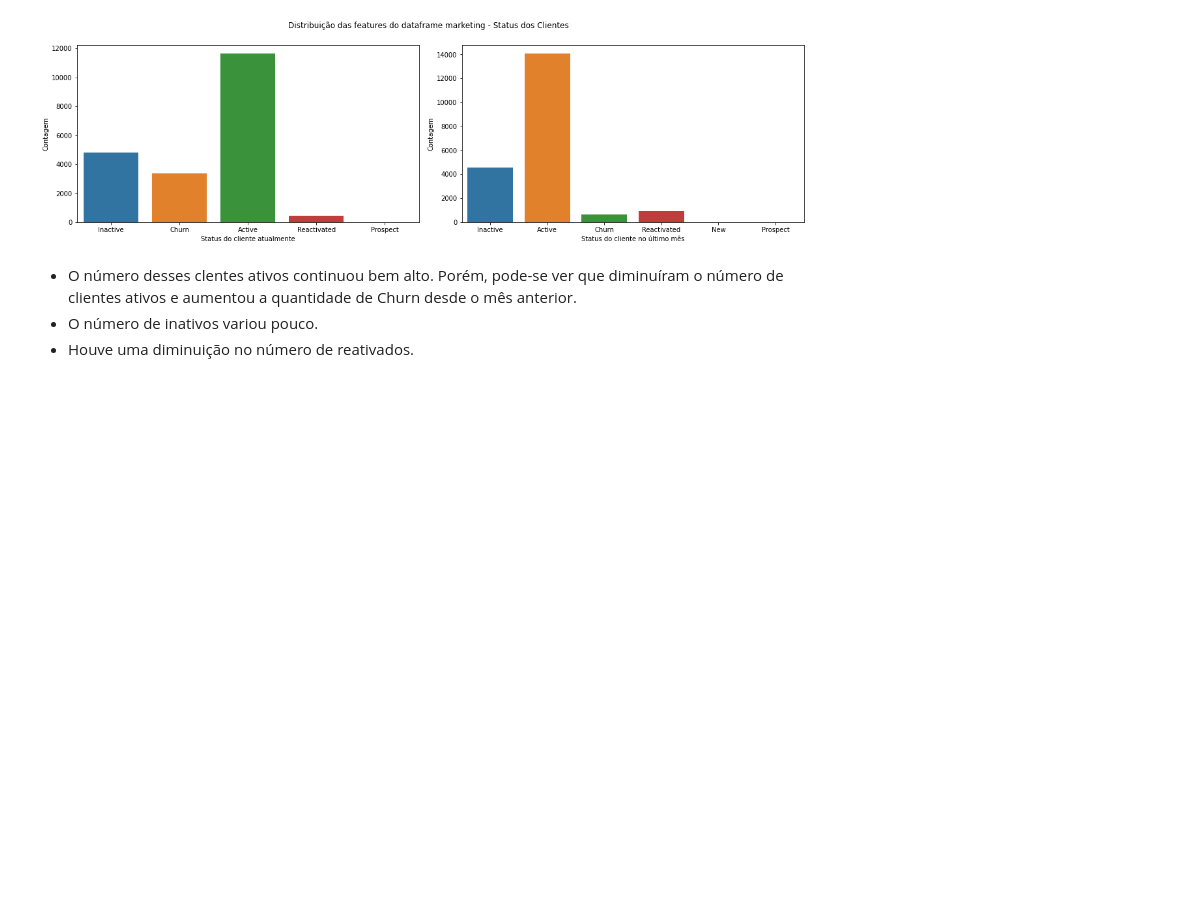
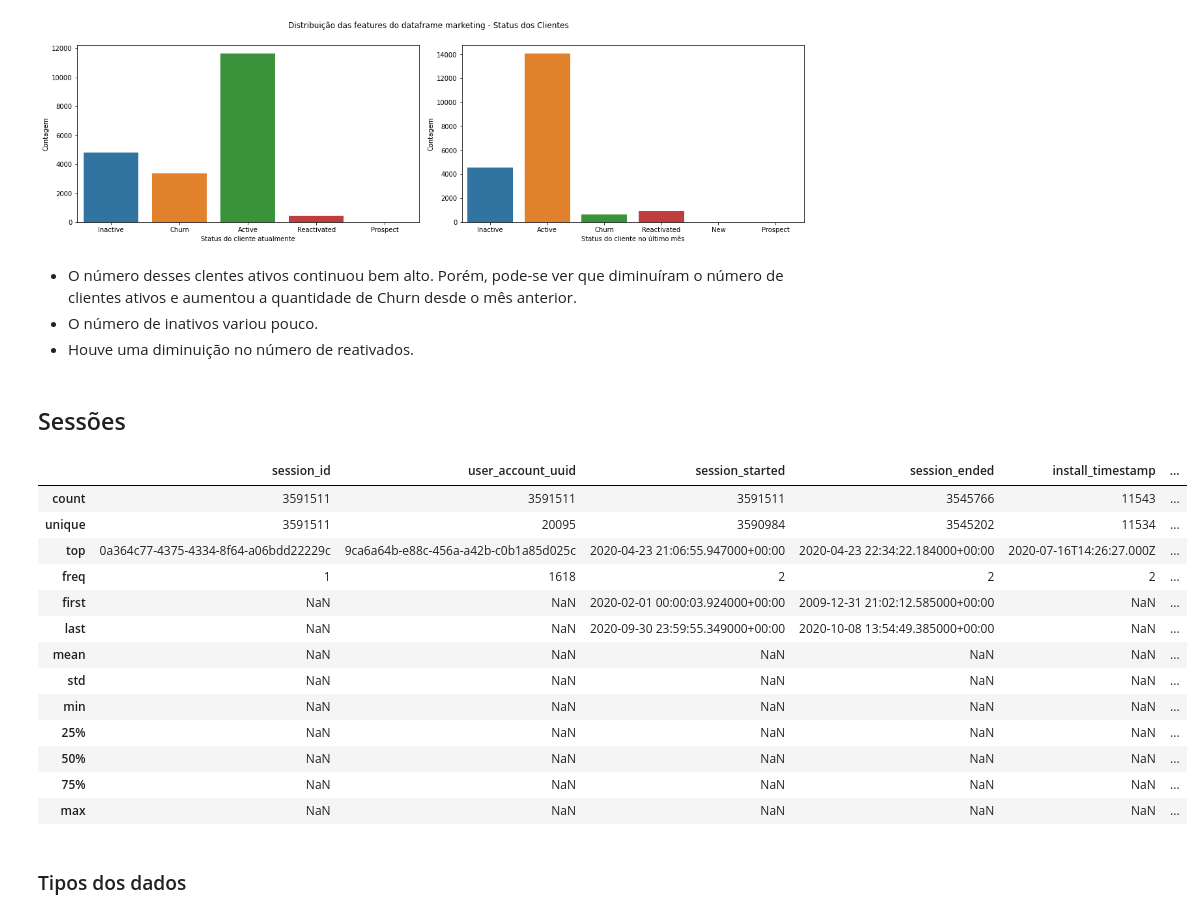
Before and after one commit to casjunior93/Desafio-Tera---Clusteriza-o, a Jupyter notebook: Desafio_Tera_e_Ifood_Clusterização.ipynb, the cells around one changed output. Saved outputs shown, nothing was run; the diff lists cells and outputs as text; code cells hidden in the pictures; blank space fills up the shorter version.

```diff
--- a/Desafio_Tera_e_Ifood_Clusterização.ipynb
+++ b/Desafio_Tera_e_Ifood_Clusterização.ipynb
@@ -364,3 +392,24 @@ plt.show();
 * O número desses clentes ativos continuou bem alto. Porém, pode-se ver que diminuíram o número de clientes ativos e aumentou a quantidade de Churn desde o mês anterior.
 * O número de inativos variou pouco.
 * Houve uma diminuição no número de reativados.
+# %% [markdown]
+## Sessões
+# %%
+sessoes.describe(include = 'all')
+# %% [output]
+|  | session_id | user_account_uuid | session_started | session_ended | install_timestamp | ... |
+| count | 3591511 | 3591511 | 3591511 | 3545766 | 11543 | ... |
+| unique | 3591511 | 20095 | 3590984 | 3545202 | 11534 | ... |
+| top | 0a364c77-4375-4334-8f64-a06bdd22229c | 9ca6a64b-e88c-456a-a42b-c0b1a85d025c | 2020-04-23 21:06:55.947000+00:00 | 2020-04-23 22:34:22.184000+00:00 | 2020-07-16T14:26:27.000Z | ... |
+| freq | 1 | 1618 | 2 | 2 | 2 | ... |
+| first | NaN | NaN | 2020-02-01 00:00:03.924000+00:00 | 2009-12-31 21:02:12.585000+00:00 | NaN | ... |
+| last | NaN | NaN | 2020-09-30 23:59:55.349000+00:00 | 2020-10-08 13:54:49.385000+00:00 | NaN | ... |
+| mean | NaN | NaN | NaN | NaN | NaN | ... |
+| std | NaN | NaN | NaN | NaN | NaN | ... |
+| min | NaN | NaN | NaN | NaN | NaN | ... |
+| 25% | NaN | NaN | NaN | NaN | NaN | ... |
+| 50% | NaN | NaN | NaN | NaN | NaN | ... |
+| 75% | NaN | NaN | NaN | NaN | NaN | ... |
+| max | NaN | NaN | NaN | NaN | NaN | ... |
+# %% [markdown]
+### Tipos dos dados
```
Also changed, not shown: parts of 33 cells of this notebook.
